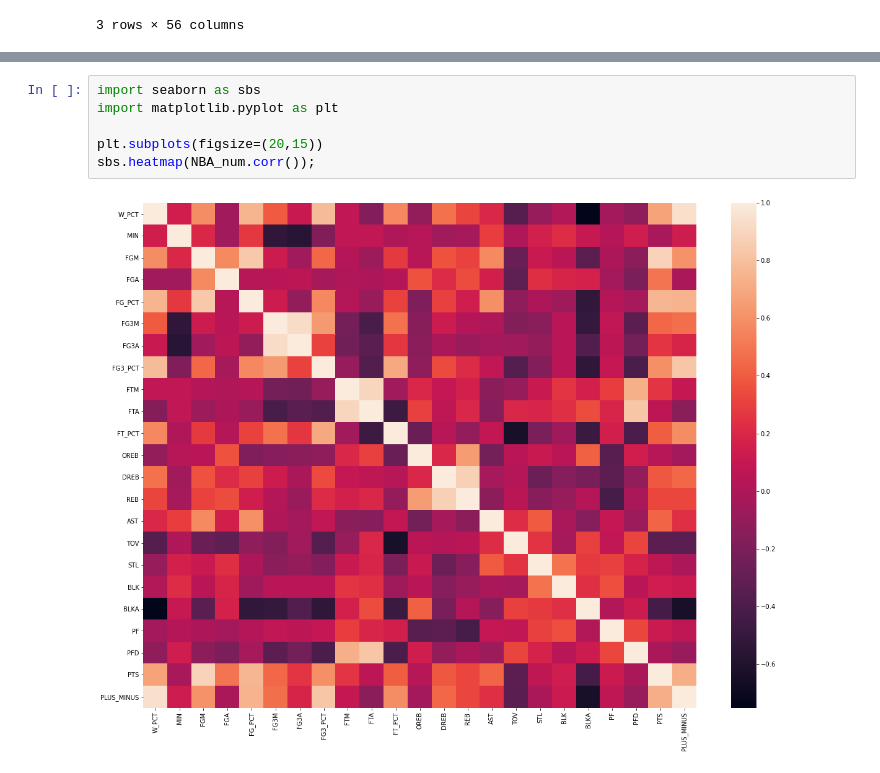
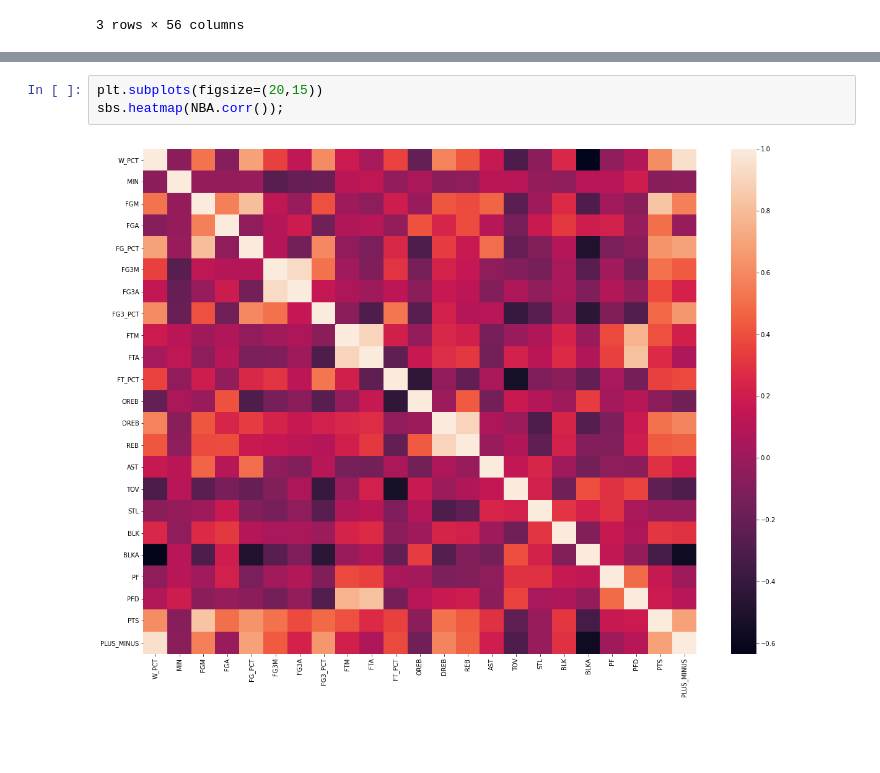
Before and after one commit to russellsprout/CMSE202_Proj, a Jupyter notebook: NBA.ipynb, the cells around one changed output, grey strips where cells are left out. Cells and saved outputs as stored; diff of their text form; blank space fills up the shorter version.

```diff
--- a/NBA.ipynb
+++ b/NBA.ipynb
@@ -269,10 +268,7 @@ NBA_num.corr()
 23 rows × 23 columns
 # %%
-import seaborn as sbs
-import matplotlib.pyplot as plt
-
 plt.subplots(figsize=(20,15))
-sbs.heatmap(NBA_num.corr());
+sbs.heatmap(NBA.corr());
 # %% [output]
-[figure, old version]
+[figure, new version]
 # %%
```
Also changed, not shown: parts of 22 cells of this notebook.
